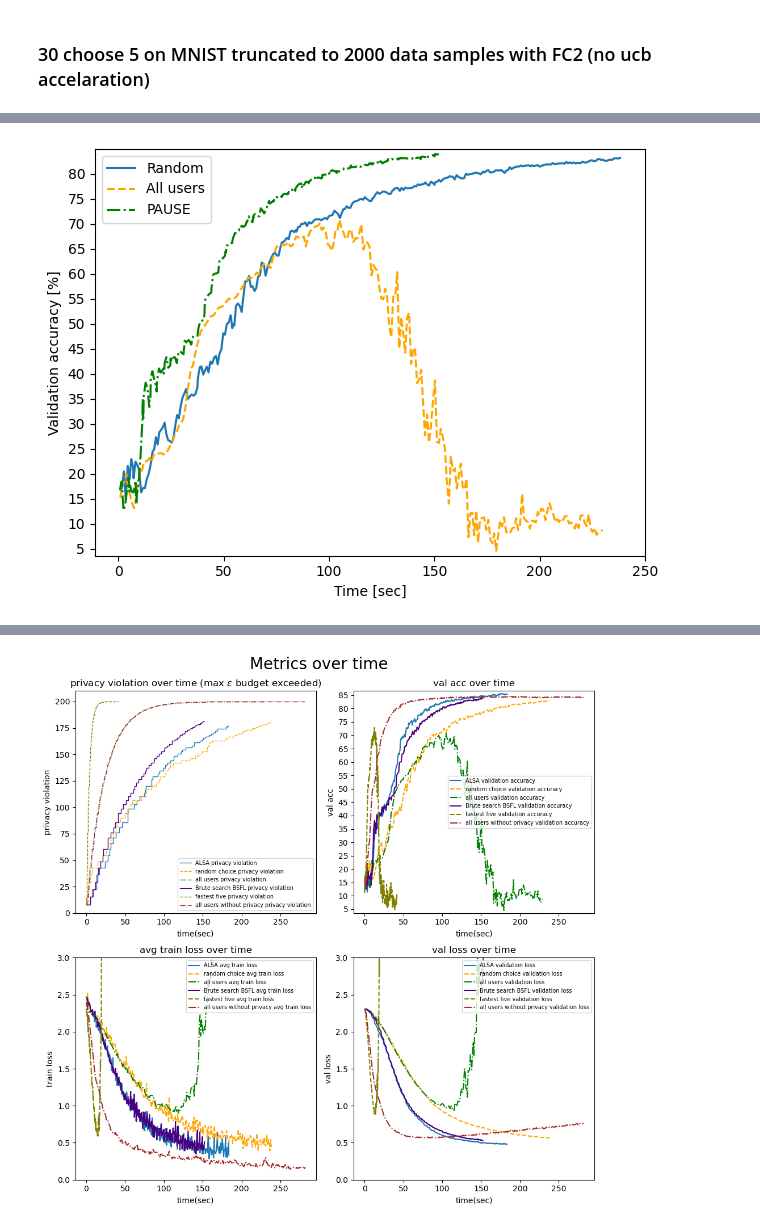
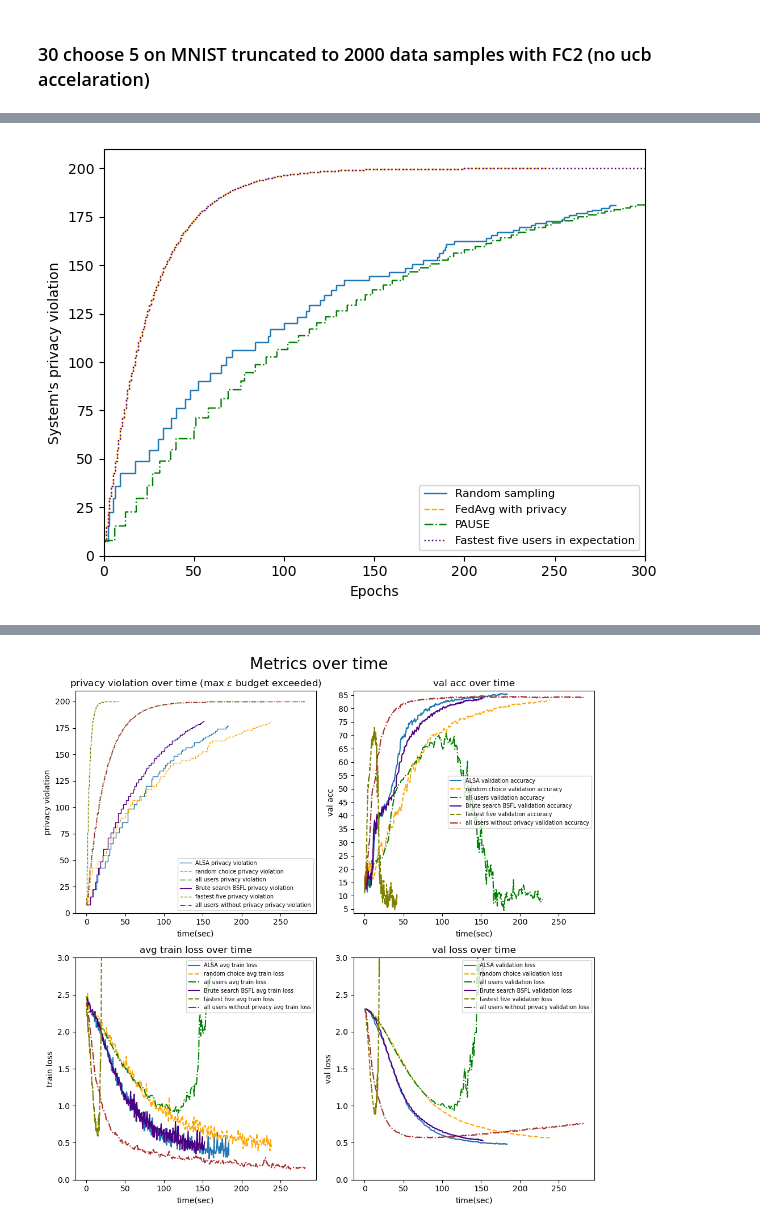
Before and after one commit to oritalp/PAUSE, a Jupyter notebook: plot_graphs.ipynb, the cells around one changed output, grey strips where cells are left out. Cells and saved outputs as stored; diff of their text form; code cells hidden in the pictures.

```diff
--- a/plot_graphs.ipynb
+++ b/plot_graphs.ipynb
@@ -48,7 +57,9 @@ utils.plot_graphs_conf({"Random": r"checkpoints\archive\Cifar with CNN3\30 choos
 # %%
-utils.plot_graphs_conf({"Random":r"checkpoints\archive\MNIST with FC2\30 choose 5\random\last_model.pth.tar",
-                   "All users": r"checkpoints\archive\MNIST with FC2\30 choose 5\all users\last_model.pth.tar",
-                   "PAUSE": r"checkpoints\archive\MNIST with FC2\30 choose 5\BSFL brute\last_model.pth.tar"}
-                   ,graph = "accuracy", x_axis_time=True)
+utils.plot_graphs_conf({"Random sampling":r"checkpoints\archive\MNIST with FC2\30 choose 5\random\last_model.pth.tar",
+                   "FedAvg with privacy": r"checkpoints\archive\MNIST with FC2\30 choose 5\all users\last_model.pth.tar",
+                    "PAUSE": r"C:\Users\oripele\dev\FL_privacy_mab\checkpoints\archive\MNIST with FC2\30 choose 5\PAUSE\last_model.pth.tar",
+                   "Fastest five users in expectation": r"C:\Users\oripele\dev\FL_privacy_mab\checkpoints\archive\MNIST with FC2\30 choose 5\fastest ones\last_model.pth.tar"
+                   }
+                    ,graph = "privacy", x_axis_time=False)
 # %% [output]
-[figure, old version]
+[figure, new version]
```
Also changed, not shown: parts of 8 cells of this notebook, 8 other files.
